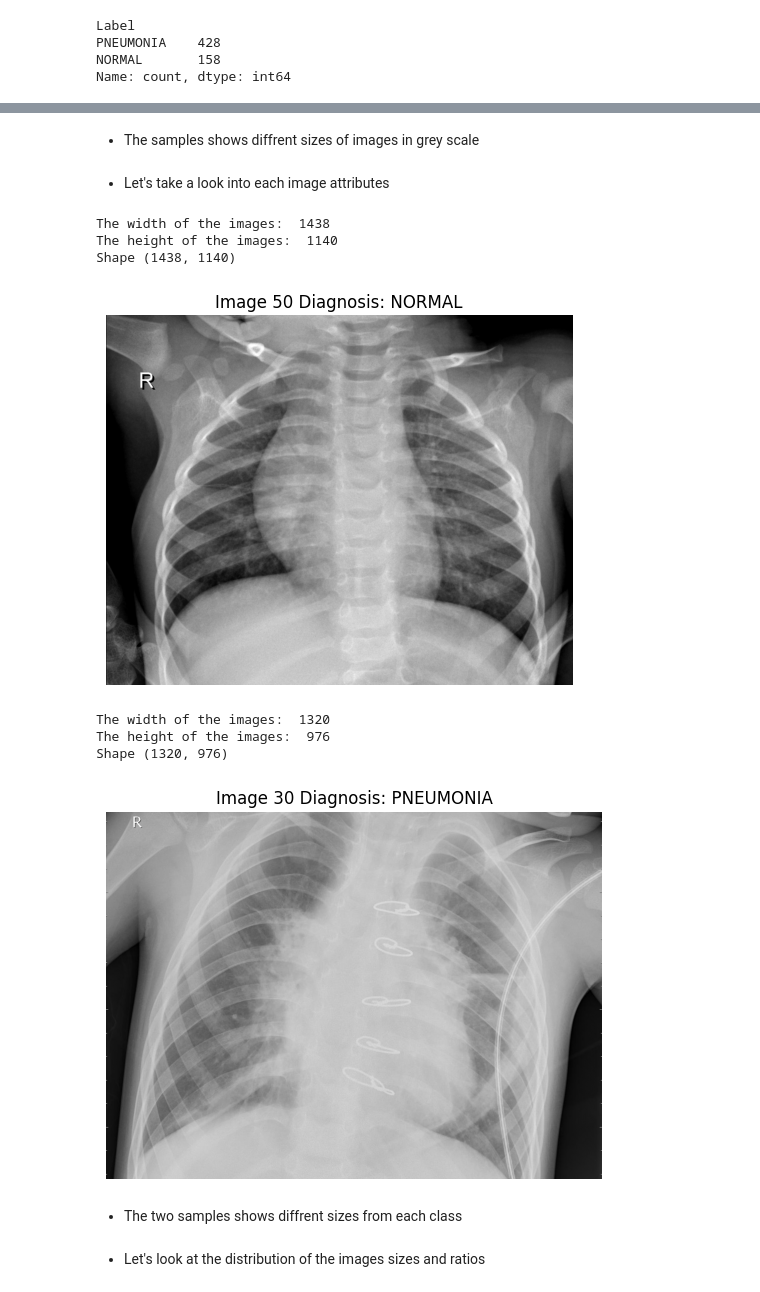
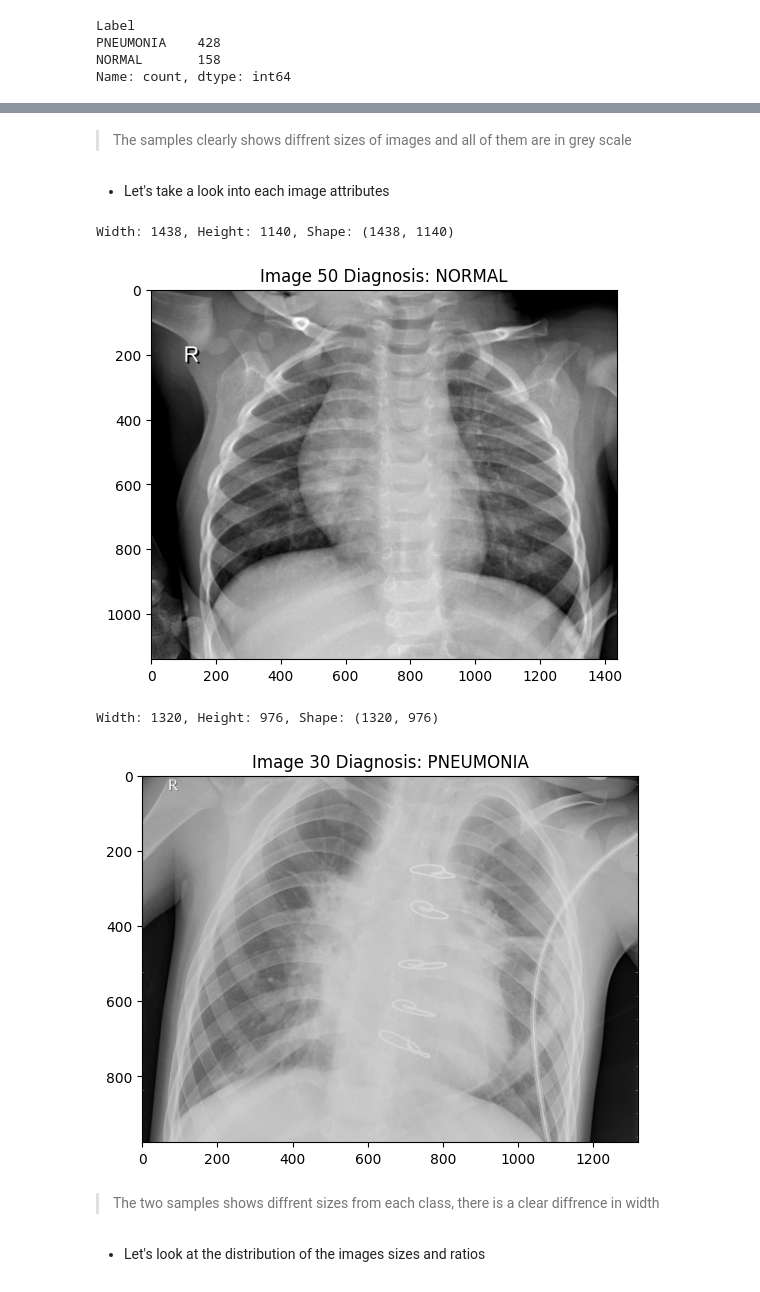
Before and after one commit to sondosaabed/Pneumonia-Classification-CNN, a Jupyter notebook: Pneumonia-Classification-CNN.ipynb, the cells around one changed output, grey strips where cells are left out. Saved outputs shown, nothing was run; the diff lists cells and outputs as text; code cells hidden in the pictures.

```diff
--- a/Pneumonia-Classification-CNN.ipynb
+++ b/Pneumonia-Classification-CNN.ipynb
@@ -89,7 +95,7 @@ W0000 00:00:1769449442.844887      24 computation_placer.cc:177] computation pla
 # %%
 def load_dataset(base_path):
     """
-    read the dataset into datafarem
+    Takes the dataset path and return the pd.Dataframe
     """
     all_filepaths = []
     all_labels = []
@@ -99,18 +105,16 @@ def load_dataset(base_path):
     for split in splits:
         split_path = os.path.join(base_path, split)
 
-        if not os.path.exists(split_path):
-            continue
-
         for folder in os.listdir(split_path):
             label_path = os.path.join(split_path, folder)
 
             if os.path.isdir(label_path):
                 for image in os.listdir(label_path):
-                    if image.lower().endswith(('.jpeg', '.jpg', '.png')):
+                    if image.lower().endswith(('.jpeg', '.jpg', '.png')): ## confirm the file is image
                         all_filepaths.append(os.path.join(label_path, image))
                         all_labels.append(folder)
 
+    ## combine the DF
     df = pd.DataFrame({
         'ImagePath': all_filepaths,
         'Label': all_labels
@@ -205,38 +231,26 @@ show_random_samples(train_df, 8)
 # %% [markdown]
-- The samples shows diffrent sizes of images in grey scale
+> The samples clearly shows diffrent sizes of images and all of them are in grey scale
 # %% [markdown]
 - Let's take a look into each image attributes
 # %%
-image_path =  train_df.loc[50, "ImagePath"]
-image = PIL.Image.open(image_path)
-plt.imshow(image, cmap='gray')
-plt.title(f"Image {50} Diagnosis: {train_df.loc[50, 'Label']}")
-plt.axis("off")
-width, height = image.size
-print("The width of the images: ", width)
-print("The height of the images: ", height)
-print("Shape", image.size)
+img = Image.open(train_df.loc[50, "ImagePath"])
+plt.imshow(img, cmap='gray')
+plt.title(f"Image 50 Diagnosis: {train_df.loc[50, 'Label']}")
+
+print(f"Width: {img.width}, Height: {img.height}, Shape: {img.size}")
 # %% [output]
-The width of the images:  1438
-The height of the images:  1140
-Shape (1438, 1140)
+Width: 1438, Height: 1140, Shape: (1438, 1140)
-[figure, old version]
+[figure, new version]
 # %%
-image_path =  train_df.loc[30, "ImagePath"]
-image = PIL.Image.open(image_path)
-plt.imshow(image, cmap='gray')
-plt.title(f"Image {30} Diagnosis: {train_df.loc[30, 'Label']}")
-plt.axis("off")
-width, height = image.size
-print("The width of the images: ", width)
-print("The height of the images: ", height)
-print("Shape", image.size)
+img = Image.open(train_df.loc[30, "ImagePath"])
+plt.imshow(img, cmap='gray')
+plt.title(f"Image 30 Diagnosis: {train_df.loc[30, 'Label']}")
+
+print(f"Width: {img.width}, Height: {img.height}, Shape: {img.size}")
 # %% [output]
-The width of the images:  1320
-The height of the images:  976
-Shape (1320, 976)
+Width: 1320, Height: 976, Shape: (1320, 976)
-[figure, old version]
+[figure, new version]
 # %% [markdown]
-- The two samples shows diffrent sizes from each class
+> The two samples shows diffrent sizes from each class, there is a clear diffrence in width
 # %% [markdown]
 - Let's look at the distribution of the images sizes and ratios
```
Also changed, not shown: parts of 87 cells of this notebook.
